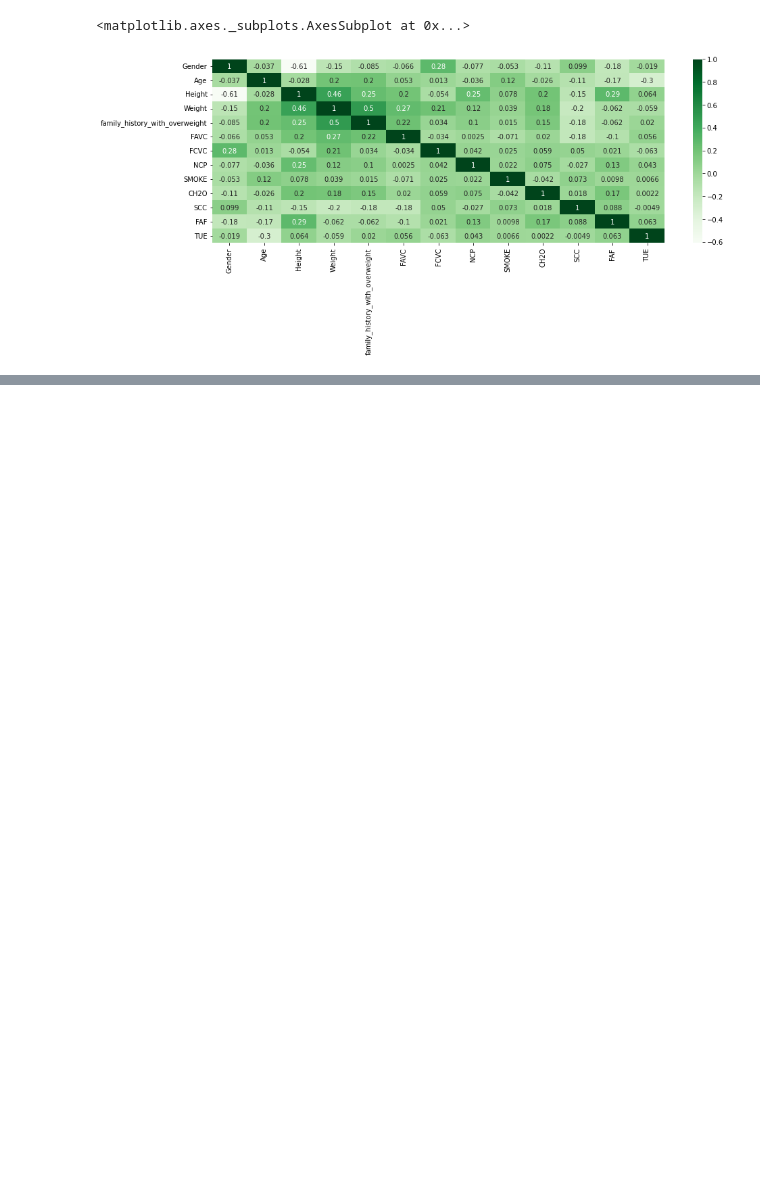
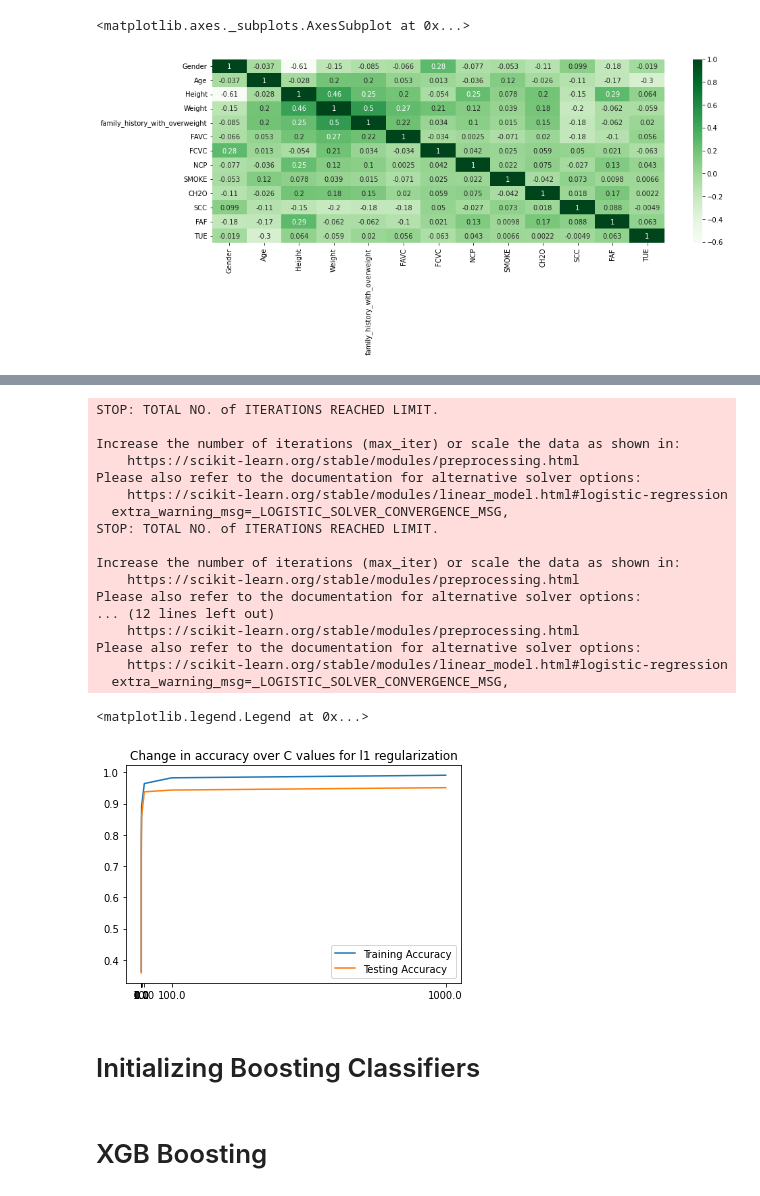
Before and after one commit to TanChen168/Project2, a Jupyter notebook: Project2_Part4.ipynb, the cells around one changed output, grey strips where cells are left out. Drawn from its saved outputs; the diff is of its cells as text; code cells hidden in the pictures; blank space fills up the shorter version.

```diff
--- a/Project2_Part4.ipynb
+++ b/Project2_Part4.ipynb
@@ -198,0 +241,16 @@ plt.ylabel('Silhouette Score');
+# %%
+# Import Library
+from sklearn.linear_model import LogisticRegression
+
+# Initialize Model
+logreg = LogisticRegression(C = 1000)
+
+# Create pipeline and train the model using train data and run the model
+scaler = StandardScaler()
+logreg_pipe = make_pipeline(logreg)
+logreg_pipe.fit(X_train_processed,y_train)
+predictions = logreg_pipe.predict(X_test_processed)
+predictions
+
+print('Training accuracy:', logreg_pipe.score(X_train_processed, y_train))
+print('Testing accuracy:', logreg_pipe.score(X_test_processed, y_test))
@@ -198,0 +267,46 @@ plt.ylabel('Silhouette Score');
+# %%
+#Loop through c values and store the scores in the list.
+c_values = [0.0001, 0.001, 0.01, 0.1, 1, 10, 100, 1000]
+train_scores = []
+test_scores = []
+#iterative over the c values
+for c in c_values:
+
+  # instantiate a model with each value of c and fit it on the data
+  log_reg = LogisticRegression(C=c)
+  log_reg_pipe = make_pipeline(scaler, log_reg)
+  log_reg_pipe.fit(X_train_processed, y_train)
+
+  # add the training and testing scores to our scores lists
+  train_scores.append(log_reg_pipe.score(X_train_processed, y_train))
+  test_scores.append(log_reg_pipe.score(X_test_processed, y_test))
+
+#plot the change in accuracy as we change the value of C
+fig, ax = plt.subplots(1,1)
+ax.plot(c_values, train_scores, label='Training Accuracy')
+ax.plot(c_values, test_scores, label='Testing Accuracy')
+ax.set_xticks(c_values)
+ax.set_title('Change in accuracy over C values for l1 regularization')
+ax.legend()
+# %% [output]
+STOP: TOTAL NO. of ITERATIONS REACHED LIMIT.
+
+Increase the number of iterations (max_iter) or scale the data as shown in:
+    https://scikit-learn.org/stable/modules/preprocessing.html
+Please also refer to the documentation for alternative solver options:
+    https://scikit-learn.org/stable/modules/linear_model.html#logistic-regression
+  extra_warning_msg=_LOGISTIC_SOLVER_CONVERGENCE_MSG,
+STOP: TOTAL NO. of ITERATIONS REACHED LIMIT.
+
+Increase the number of iterations (max_iter) or scale the data as shown in:
+    https://scikit-learn.org/stable/modules/preprocessing.html
+Please also refer to the documentation for alternative solver options:
+... (12 lines left out)
+    https://scikit-learn.org/stable/modules/preprocessing.html
+Please also refer to the documentation for alternative solver options:
+    https://scikit-learn.org/stable/modules/linear_model.html#logistic-regression
+  extra_warning_msg=_LOGISTIC_SOLVER_CONVERGENCE_MSG,
+<matplotlib.legend.Legend at 0x...>
+[figure, added]
+# %% [markdown]
+# Initializing Boosting Classifiers
@@ -198,0 +320,2 @@ plt.ylabel('Silhouette Score');
+# %% [markdown]
+# XGB Boosting
```
Also changed, not shown: parts of 28 cells of this notebook.
